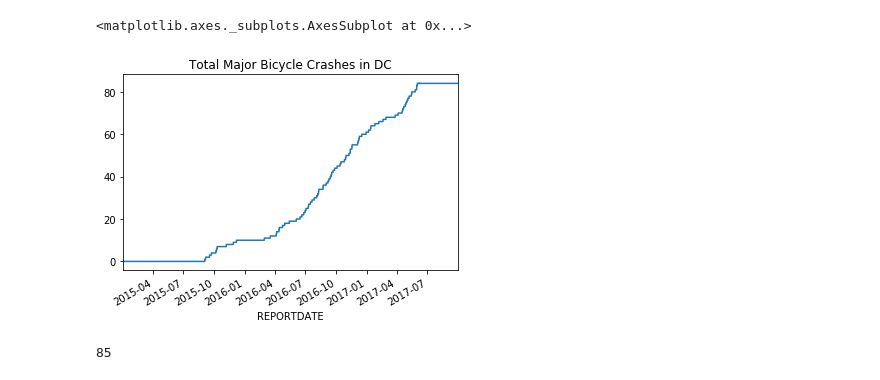
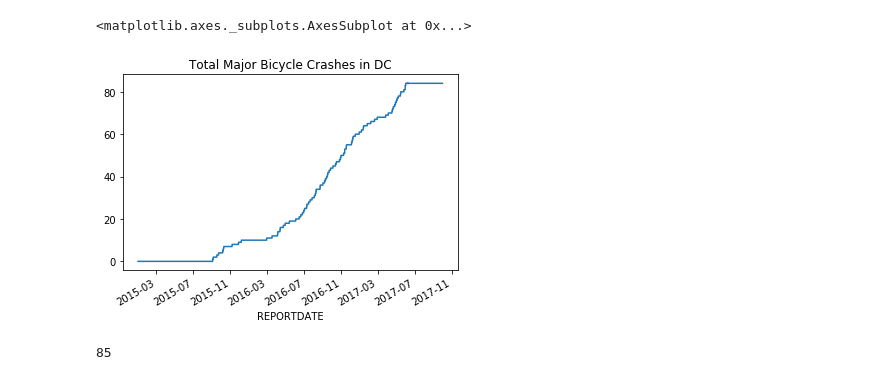
Before and after one commit to josephofiowa/dc-bike-crash-analysis, a Jupyter notebook: bicycle-crash-analysis.ipynb, the cells around one changed output. Drawn from its saved outputs; the diff is of its cells as text; code cells hidden in the pictures.

```diff
--- a/bicycle-crash-analysis.ipynb
+++ b/bicycle-crash-analysis.ipynb
@@ -69,9 +70,12 @@ ts.sort_index()['MINORINJURIES_BICYCLIST'].drop('NaT')['2015':'2017'].cumsum().p
 # %%
-# major accidents
-ts.sort_index()['MAJORINJURIES_BICYCLIST'].drop('NaT')['2015':'2017'].cumsum().plot(title='Total Major Bicycle Crashes in DC')
+#ts.sort_index()['MINORINJURIES_BICYCLIST'].drop('NaT')['2015':'2017'].cumsum().plot(title='Total Minor Bicycle Crashes in DC')
-# %% [output]
-<matplotlib.axes._subplots.AxesSubplot at 0x...>
-[figure, removed]
+# %%
+# major accidents
+#ts.sort_index()['MAJORINJURIES_BICYCLIST'].drop('NaT')['2015':'2017'].cumsum().plot(title='Total Major Bicycle Crashes in DC')
+ts.sort_index()['MAJORINJURIES_BICYCLIST']['2015':'2017'].cumsum().plot(title='Total Major Bicycle Crashes in DC')
+# %% [output]
+<matplotlib.axes._subplots.AxesSubplot at 0x...>
+[figure, added]
 # %%
 # major accidents?
 crash[crash['MAJORINJURIES_BICYCLIST'] > 0].shape[0]
```
Also changed, not shown: parts of 59 cells of this notebook.
